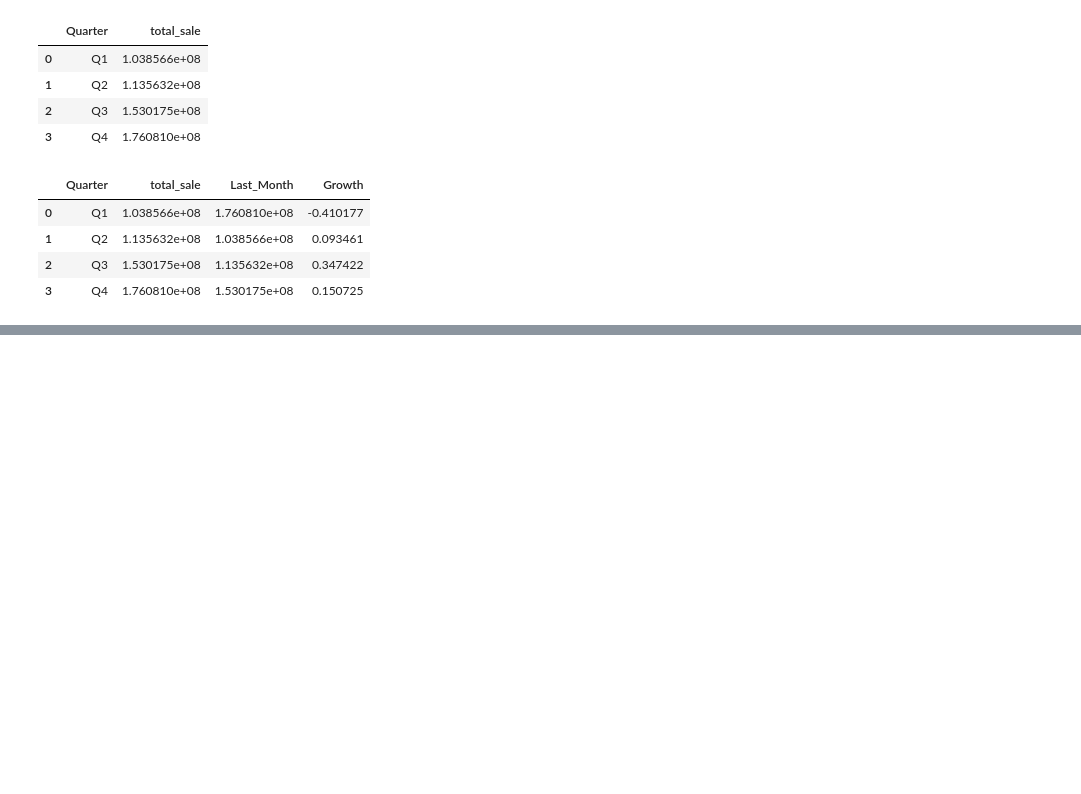
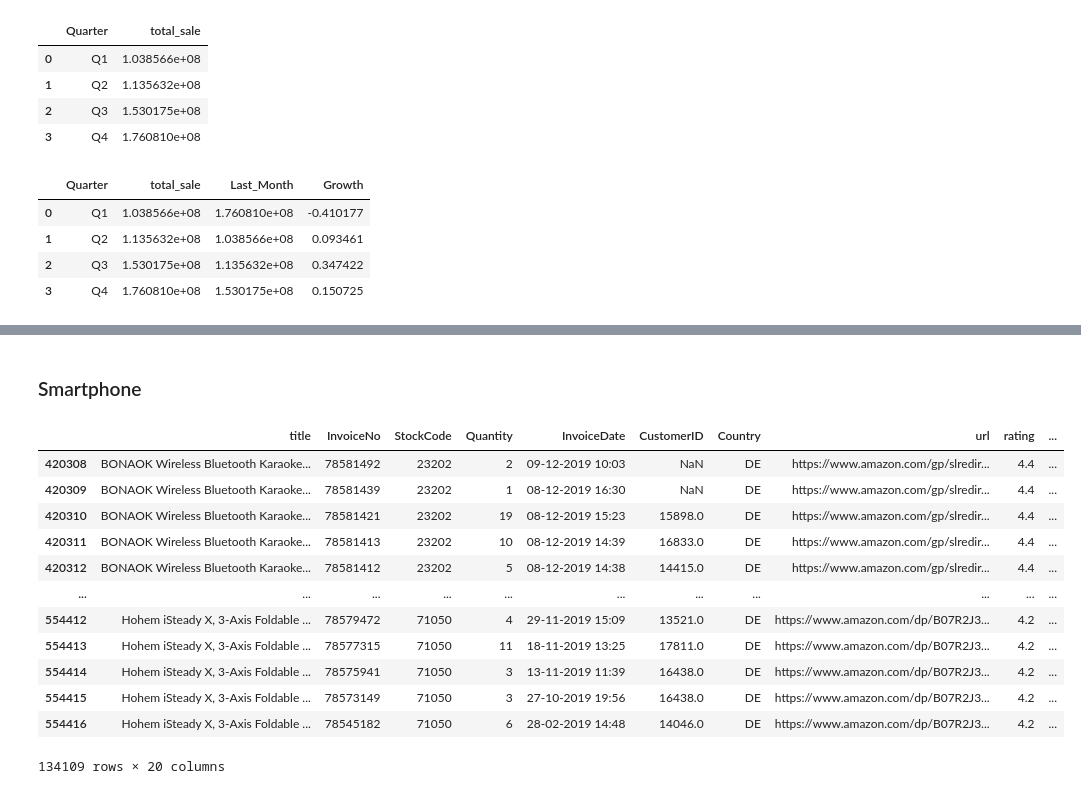
Before and after one commit to selinbulbul/ecommerce-scrape, a Jupyter notebook: New folder/tasks.ipynb, the cells around one changed output, grey strips where cells are left out. Cells and saved outputs as stored; diff of their text form; code cells hidden in the pictures; blank space fills up the shorter version.

```diff
--- a/New folder/tasks.ipynb
+++ b/New folder/tasks.ipynb
@@ -835,0 +875,19 @@ p.set_xticklabels(xlabels, size=10, rotation = "vertical")
+# %% [markdown]
+### Smartphone
+# %%
+df_smartphone = df[(df["product_type"] == "smartphone")]
+df_smartphone
+# %% [output]
+|  | title | InvoiceNo | StockCode | Quantity | InvoiceDate | CustomerID | Country | url | rating | ... |
+| 420308 | BONAOK Wireless Bluetooth Karaoke... | 78581492 | 23202 | 2 | 09-12-2019 10:03 | NaN | DE | https://www.amazon.com/gp/slredir... | 4.4 | ... |
+| 420309 | BONAOK Wireless Bluetooth Karaoke... | 78581439 | 23202 | 1 | 08-12-2019 16:30 | NaN | DE | https://www.amazon.com/gp/slredir... | 4.4 | ... |
+| 420310 | BONAOK Wireless Bluetooth Karaoke... | 78581421 | 23202 | 19 | 08-12-2019 15:23 | 15898.0 | DE | https://www.amazon.com/gp/slredir... | 4.4 | ... |
+| 420311 | BONAOK Wireless Bluetooth Karaoke... | 78581413 | 23202 | 10 | 08-12-2019 14:39 | 16833.0 | DE | https://www.amazon.com/gp/slredir... | 4.4 | ... |
+| 420312 | BONAOK Wireless Bluetooth Karaoke... | 78581412 | 23202 | 5 | 08-12-2019 14:38 | 14415.0 | DE | https://www.amazon.com/gp/slredir... | 4.4 | ... |
+| ... | ... | ... | ... | ... | ... | ... | ... | ... | ... | ... |
+| 554412 | Hohem iSteady X, 3-Axis Foldable ... | 78579472 | 71050 | 4 | 29-11-2019 15:09 | 13521.0 | DE | https://www.amazon.com/dp/B07R2J3... | 4.2 | ... |
+| 554413 | Hohem iSteady X, 3-Axis Foldable ... | 78577315 | 71050 | 11 | 18-11-2019 13:25 | 17811.0 | DE | https://www.amazon.com/dp/B07R2J3... | 4.2 | ... |
+| 554414 | Hohem iSteady X, 3-Axis Foldable ... | 78575941 | 71050 | 3 | 13-11-2019 11:39 | 16438.0 | DE | https://www.amazon.com/dp/B07R2J3... | 4.2 | ... |
+| 554415 | Hohem iSteady X, 3-Axis Foldable ... | 78573149 | 71050 | 3 | 27-10-2019 19:56 | 16438.0 | DE | https://www.amazon.com/dp/B07R2J3... | 4.2 | ... |
+| 554416 | Hohem iSteady X, 3-Axis Foldable ... | 78545182 | 71050 | 6 | 28-02-2019 14:48 | 14046.0 | DE | https://www.amazon.com/dp/B07R2J3... | 4.2 | ... |
+134109 rows × 20 columns
```
Also changed, not shown: parts of 38 cells of this notebook.
